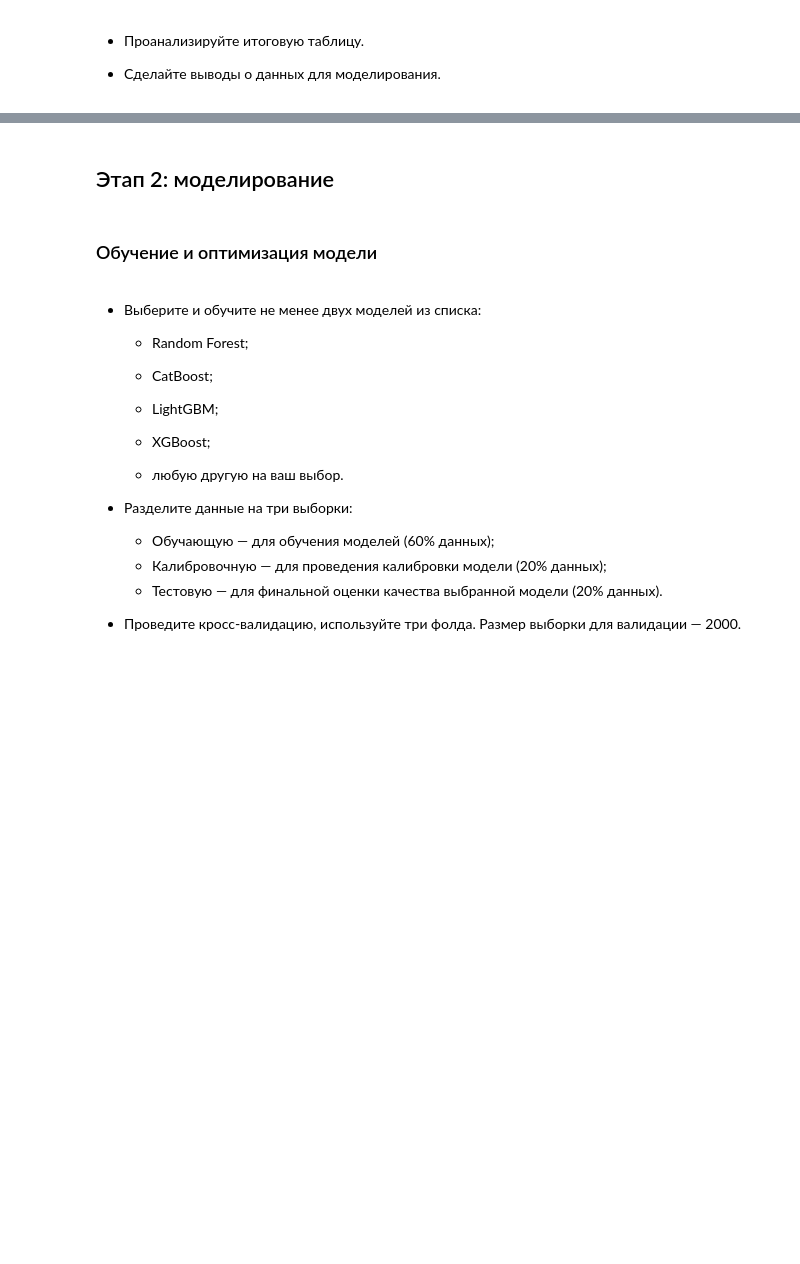
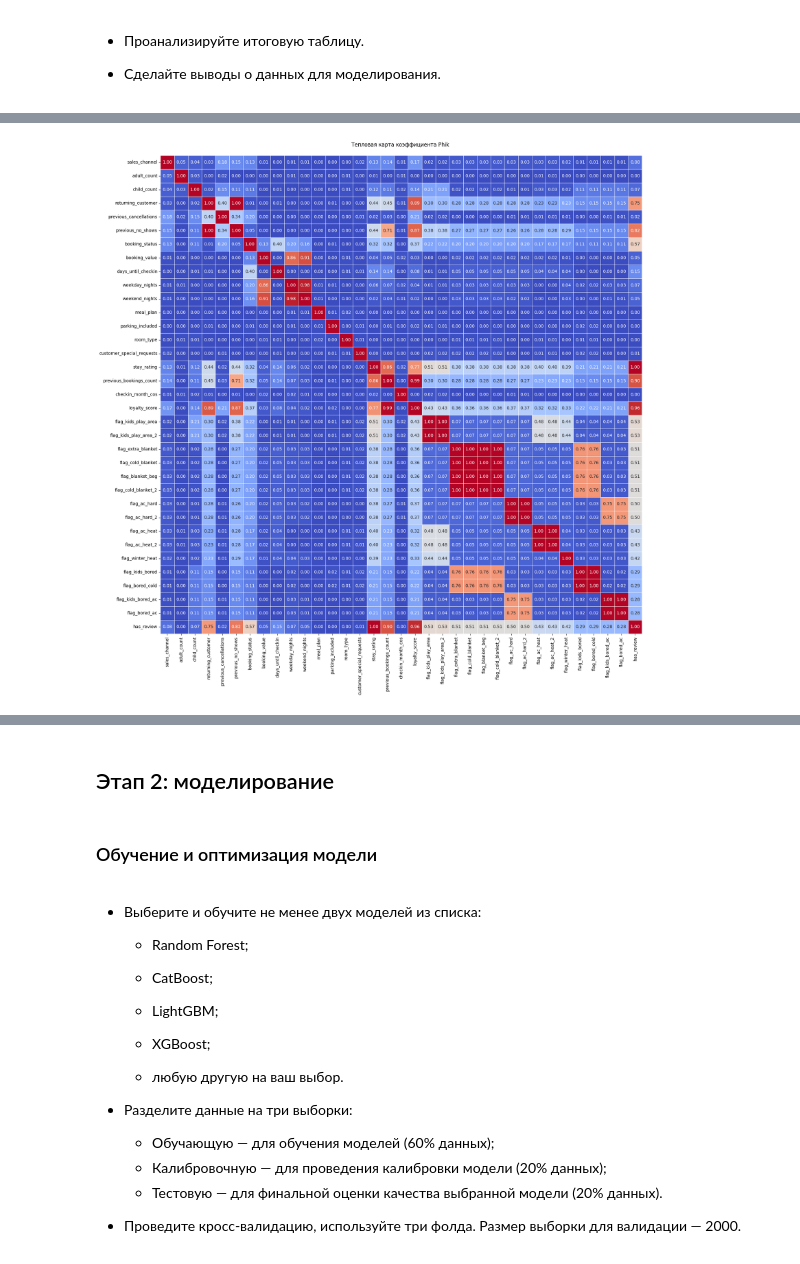
Before and after one commit to TemaQDX/project_module_04_urbanstay, a Jupyter notebook: project_module_04_urbanstay_Artem_Burov.ipynb, the cells around one changed output, grey strips where cells are left out. Saved outputs shown, nothing was run; the diff lists cells and outputs as text; code cells hidden in the pictures; blank space fills up the shorter version.

```diff
--- a/project_module_04_urbanstay_Artem_Burov.ipynb
+++ b/project_module_04_urbanstay_Artem_Burov.ipynb
@@ -1296,8 +1296,12 @@ df_hotel['previous_bookings_count'] = df_hotel['previous_bookings_count'].fillna
 df_hotel['checkin_date'] = df_hotel['booking_date'] + pd.to_timedelta(df_hotel['days_until_checkin'], unit='D')
 df_hotel['checkin_month_cos'] = np.cos(2 * np.pi * df_hotel['checkin_date'].dt.month / 12)
 
-# 3. Лояльность клиента: каждая прошлая бронь +1, каждая отмена −2, каждый no-show −3. Итог не уходит ниже нуля.
-df_hotel['loyalty_score'] = (df_hotel['previous_bookings_count'] - 2 * df_hotel['previous_cancellations'] - 3 * df_hotel['previous_no_shows']).clip(lower=0).astype(int)
+# 3. Лояльность клиента: каждая прошлая бронь +1, каждый успешный заезд +2, каждая отмена −2. Итог не уходит ниже нуля.
+df_hotel['loyalty_score'] = (
+    df_hotel['previous_bookings_count']
+    + 2 * df_hotel['previous_no_shows']
+    - 2 * df_hotel['previous_cancellations']
+).clip(lower=0).astype(int)
 # %%
 # Добавим бинарные признаки-флаги на базе топ-14 фраз облака слов
 
@@ -1349,8 +1353,19 @@ df_hotel['has_review'] = df_hotel['review_text'].notna().astype(int)
 # Заполним пропуски stay_rating
 df_hotel['stay_rating'] = df_hotel['stay_rating'].fillna(-1)
 
-# Удалим неинформативые признаки: booking_id, customer_id, checkin_date, review_date, review_text, review_text_clean
-df_hotel = df_hotel.drop(columns=['booking_id', 'customer_id', 'checkin_date', 'review_date', 'review_text', 'review_text_clean'])
+
+# Удаляем неинформативные и идентификационные колонки
+cols_to_drop = [
+    'booking_id',
+    'customer_id',
+    'checkin_date',
+    'review_date',
+    'review_text',
+    'review_text_clean',
+    'booking_date'
+]
+
+df_hotel = df_hotel.drop(columns=cols_to_drop, errors='ignore')
 # %%
 # Оптимизируем типы данных в датафрейме
 df_hotel = optimize_dataframe(df_hotel)
@@ -1431,0 +1457,4 @@ memory usage: 2.6 MB
+# %%
+# Проведем разделение признаков по категориям
+numerical_features = df_hotel.select_dtypes(include=['int8', 'int16', 'float32', 'float64']).columns.to_list()
+categorical_features = df_hotel.select_dtypes(include=['str']).columns.to_list()
@@ -1431,0 +1483,6 @@ memory usage: 2.6 MB
+# %%
+# Построим матрицу корреляций Phik
+
+phik_coolwarm_matrix(df=df_hotel, target_var=target, interval_cols=numerical_features, matrix_view=True, figsize=(20,20))
+# %% [output]
+[figure, added]
```
Also changed, not shown: parts of 11 cells of this notebook.
